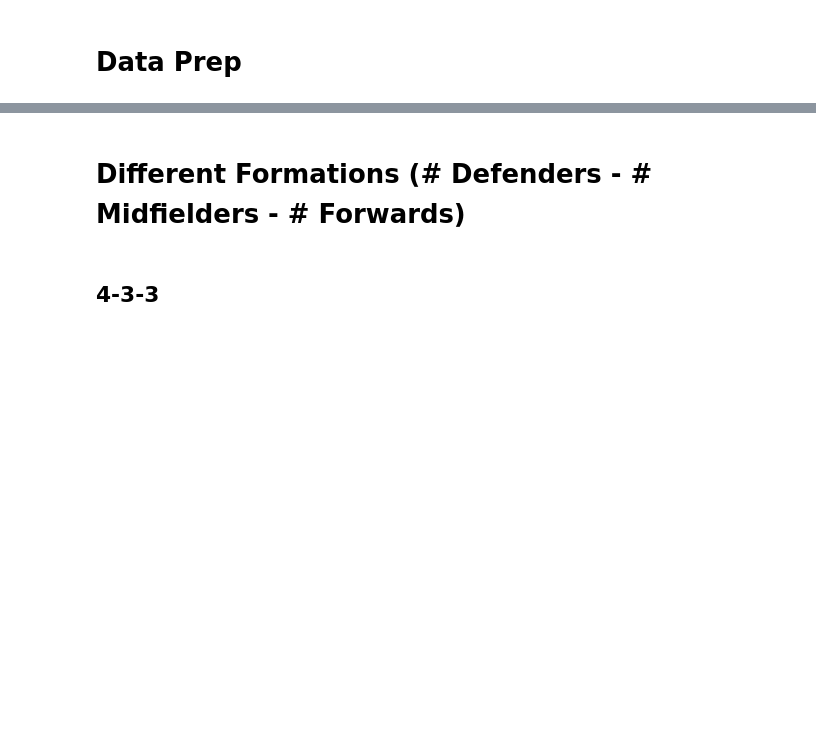
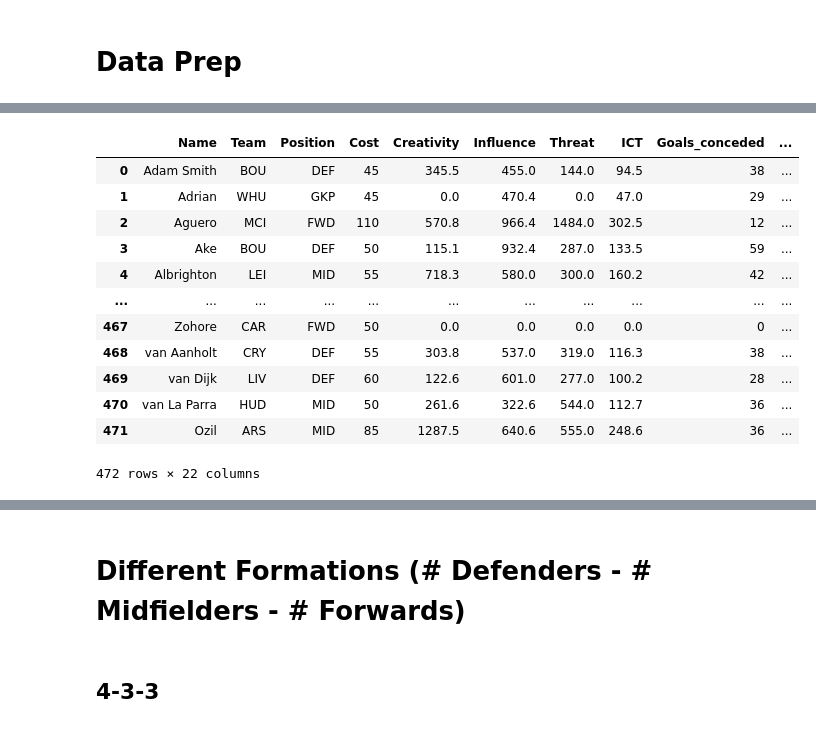
Before and after one commit to DanielBrooks253/Kaggle, a Jupyter notebook: Soccer_Team/Genetic_Approach.ipynb, the cells around one changed output, grey strips where cells are left out. Cells and saved outputs as stored; diff of their text form; code cells hidden in the pictures; blank space fills up the shorter version.

```diff
--- a/Soccer_Team/Genetic_Approach.ipynb
+++ b/Soccer_Team/Genetic_Approach.ipynb
@@ -43,7 +58,7 @@ def point_mutation(lineup, rate, person_lookup, formation, week):
                 while gkp_match:
                     gkp_idx = int(random.sample(range((len(person_lookup[week]['GKP'])-1)), 1)[0])
 
-                    if person_lookup[week]['GKP'][gkp_idx] == child[idx]:
+                    if person_lookup[week]['GKP'][gkp_idx] in child:
                         continue
                     else:
                         gkp_match = False
@@ -53,7 +68,7 @@ def point_mutation(lineup, rate, person_lookup, formation, week):
                 while def_match:
                     def_idx = int(random.sample(range((len(person_lookup[week]['DEF'])-1)), 1)[0])
 
-                    if person_lookup[week]['DEF'][def_idx] == child[idx]:
+                    if person_lookup[week]['DEF'][def_idx] in child:
                         continue
                     else:
                         def_match = False
@@ -63,7 +78,7 @@ def point_mutation(lineup, rate, person_lookup, formation, week):
                 while mid_match:
                     mid_idx = int(random.sample(range((len(person_lookup[week]['MID'])-1)), 1)[0])
 
-                    if person_lookup[week]['MID'][mid_idx] == child[idx]:
+                    if person_lookup[week]['MID'][mid_idx] in child:
                         continue
                     else:
                         mid_match = False
@@ -74,7 +89,7 @@ def point_mutation(lineup, rate, person_lookup, formation, week):
                 while fwd_match:
                     fwd_idx = int(random.sample(range((len(person_lookup[week]['FWD'])-1)), 1)[0])
 
-                    if person_lookup[week]['FWD'][fwd_idx] == child[idx]:
+                    if person_lookup[week]['FWD'][fwd_idx] in child:
                         continue
                     else:
                         fwd_match = False
@@ -307,12 +322,22 @@ def binary_tournament(pop):
     else:
         return pop[j]
 
-def onemax(lineup, player_scores_weeks, week):
+def onemax(lineup, player_scores_weeks, week, player_cost_week, cost):
     '''
     The cost of the algorithm is the sum of the player costs
     '''
-    scores = [player_scores_weeks[week][i] for i in lineup]
-    return sum(scores)
+    if cost is None:
+        scores = [player_scores_weeks[week][i] for i in lineup]
+        return sum(scores)
+    else:
+        if week == 0: # Week 0 is a projected week for the whole season, so it needs to be scaled down
+            scores = sum([player_scores_weeks[week][i] for i in lineup])/5
+        else:
+            # Other weeks are less than the cost of the players, so the need to be scaled up
+            scores = sum([player_scores_weeks[week][i] for i in lineup])*15
+
+        cost = sum([player_cost_week[week][i] for i in lineup])
+        return scores - cost
 
 def random_lineup(formation, person_lookup, week):
     '''
@@ -341,7 +366,7 @@ def random_lineup(formation, person_lookup, week):
 
     return goalies + defenders + midies + forwards
 
-def search(max_gens, formation, pop_size, p_crossover, p_mutation, person_lookup, player_scores_weeks, week):
+def search(max_gens, formation, pop_size, p_crossover, p_mutation, person_lookup, player_scores_weeks, week, player_cost_week, cost = None):
     '''
 Description:
     This function contians the main logic of the program. It will search through
@@ -368,7 +393,7 @@ Output:
 
     # Find the "cost" of each colution
     for idx,_ in enumerate(population):
-        population[idx]['fitness'] = onemax(population[idx]['lineup'], player_scores_weeks, week)
+        population[idx]['fitness'] = onemax(population[idx]['lineup'], player_scores_weeks, week, player_cost_week, cost)
 
     # Sort the lists to find the solution with the highest cost, and keep the largest as the best solution
     best = sorted(population, key=itemgetter('fitness'), reverse=True)[0]
@@ -383,7 +408,7 @@ Output:
         children = reproduce(selected, pop_size, p_crossover, p_mutation, formation, person_lookup, week)
 
         for idx, _ in enumerate(children):
-            children[idx]['fitness'] = onemax(children[idx]['lineup'], player_scores_weeks, week)
+            children[idx]['fitness'] = onemax(children[idx]['lineup'], player_scores_weeks, week, player_cost_week, cost)
 
         sort_children =  sorted(children, key=itemgetter('fitness'), reverse=True)
 
@@ -534,3 +561,19 @@ adjust_names = weeks.copy()
 # THerefore I concatenated the team name with the last name to make a unique key.
 for idx, _ in enumerate(adjust_names):
     adjust_names[idx]['New_Name'] = adjust_names[idx]['Name'] + ', ' + adjust_names[idx]['Team']
+# %%
+adjust_names[0]
+# %% [output]
+|  | Name | Team | Position | Cost | Creativity | Influence | Threat | ICT | Goals_conceded | ... |
+| 0 | Adam Smith | BOU | DEF | 45 | 345.5 | 455.0 | 144.0 | 94.5 | 38 | ... |
+| 1 | Adrian | WHU | GKP | 45 | 0.0 | 470.4 | 0.0 | 47.0 | 29 | ... |
+| 2 | Aguero | MCI | FWD | 110 | 570.8 | 966.4 | 1484.0 | 302.5 | 12 | ... |
+| 3 | Ake | BOU | DEF | 50 | 115.1 | 932.4 | 287.0 | 133.5 | 59 | ... |
+| 4 | Albrighton | LEI | MID | 55 | 718.3 | 580.0 | 300.0 | 160.2 | 42 | ... |
+| ... | ... | ... | ... | ... | ... | ... | ... | ... | ... | ... |
+| 467 | Zohore | CAR | FWD | 50 | 0.0 | 0.0 | 0.0 | 0.0 | 0 | ... |
+| 468 | van Aanholt | CRY | DEF | 55 | 303.8 | 537.0 | 319.0 | 116.3 | 38 | ... |
+| 469 | van Dijk | LIV | DEF | 60 | 122.6 | 601.0 | 277.0 | 100.2 | 28 | ... |
+| 470 | van La Parra | HUD | MID | 50 | 261.6 | 322.6 | 544.0 | 112.7 | 36 | ... |
+| 471 | Ozil | ARS | MID | 85 | 1287.5 | 640.6 | 555.0 | 248.6 | 36 | ... |
+472 rows × 22 columns
```
Also changed, not shown: parts of 21 cells of this notebook.
